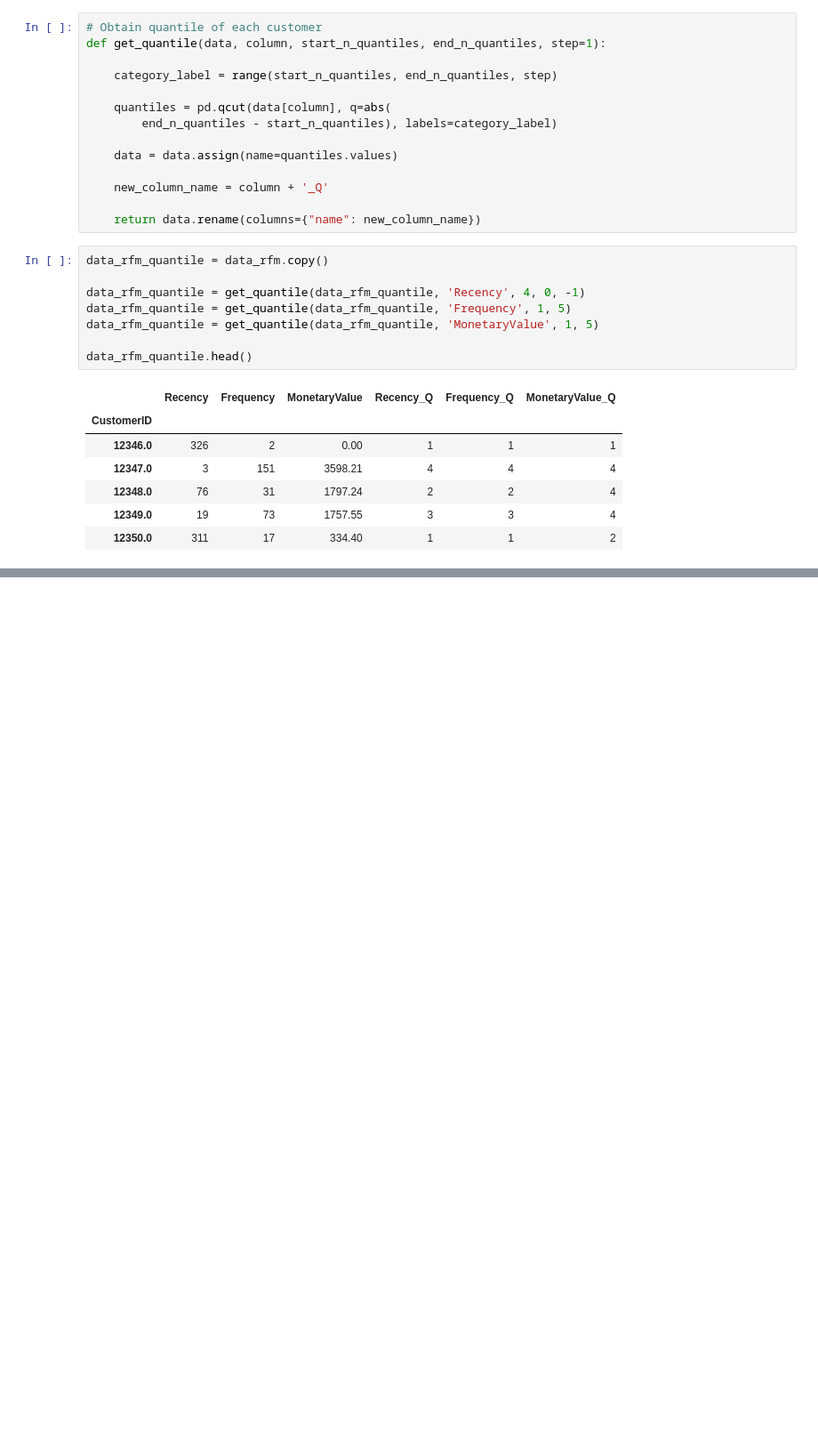
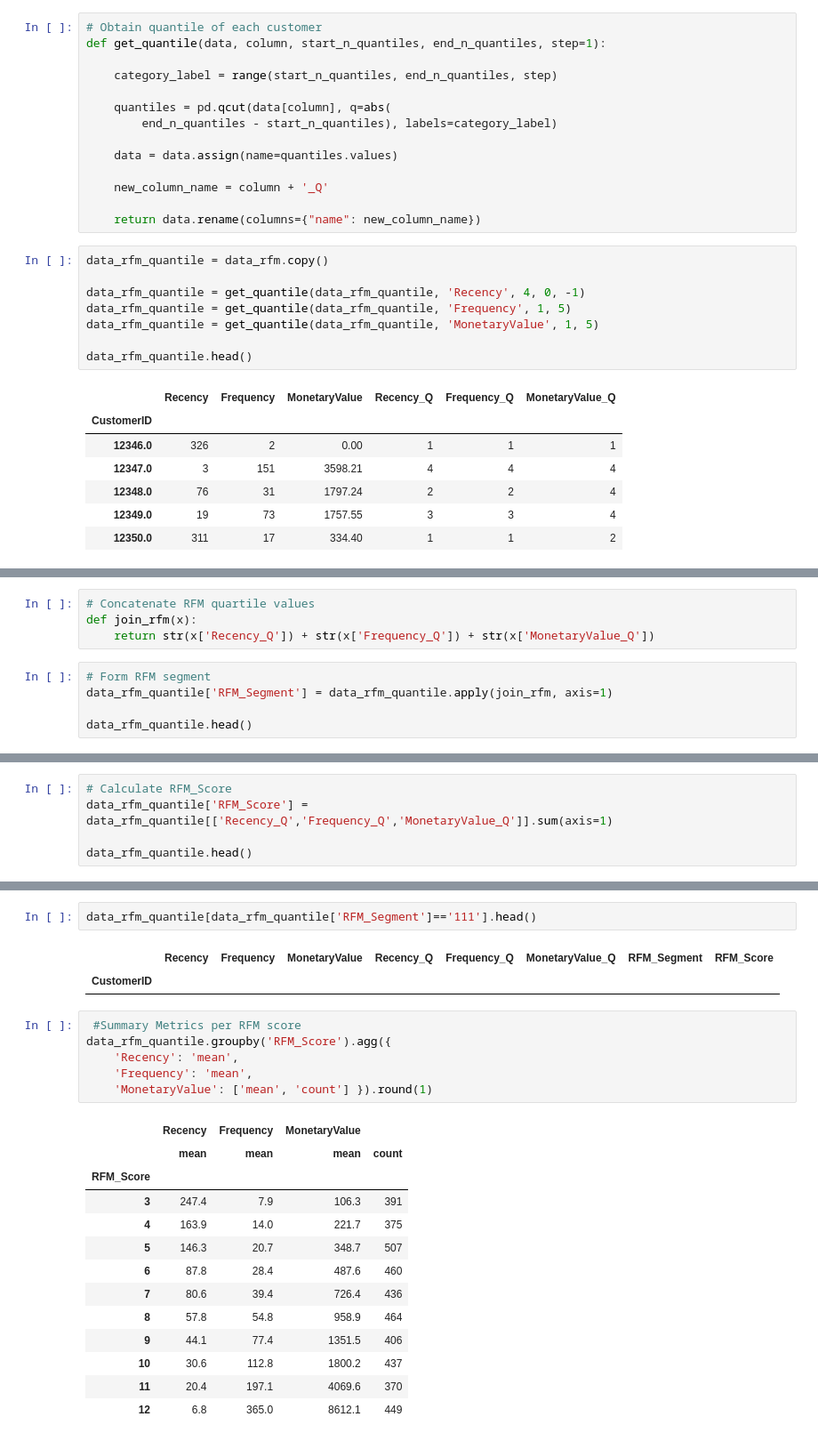
Before and after one commit to nileshrathod17/Online-Retail-Customer-Segmentation, a Jupyter notebook: Online_Retail_Customer_Segmentation.ipynb, the cells around one changed output, grey strips where cells are left out. Shown: that part at 89% size. Cells and saved outputs as stored; diff of their text form; blank space fills up the shorter version.

Commit message:
Creating Custom Segments

```diff
--- a/Online_Retail_Customer_Segmentation.ipynb
+++ b/Online_Retail_Customer_Segmentation.ipynb
@@ -869,0 +872,9 @@ data_rfm_quantile.head()
+# %%
+# Concatenate RFM quartile values
+def join_rfm(x):
+    return str(x['Recency_Q']) + str(x['Frequency_Q']) + str(x['MonetaryValue_Q'])
+# %%
+# Form RFM segment
+data_rfm_quantile['RFM_Segment'] = data_rfm_quantile.apply(join_rfm, axis=1)
+
+data_rfm_quantile.head()
@@ -869,0 +889,5 @@ data_rfm_quantile.head()
+# %%
+# Calculate RFM_Score
+data_rfm_quantile['RFM_Score'] = data_rfm_quantile[['Recency_Q','Frequency_Q','MonetaryValue_Q']].sum(axis=1)
+
+data_rfm_quantile.head()
@@ -869,0 +919,25 @@ data_rfm_quantile.head()
+# %%
+data_rfm_quantile[data_rfm_quantile['RFM_Segment']=='111'].head()
+# %% [output]
+|  | Recency | Frequency | MonetaryValue | Recency_Q | Frequency_Q | MonetaryValue_Q | RFM_Segment | RFM_Score |
+| CustomerID |  |  |  |  |  |  |  |  |
+# %%
+ #Summary Metrics per RFM score
+data_rfm_quantile.groupby('RFM_Score').agg({
+    'Recency': 'mean',
+    'Frequency': 'mean',
+    'MonetaryValue': ['mean', 'count'] }).round(1)
+# %% [output]
+|  | Recency | Frequency | MonetaryValue |  |
+|  | mean | mean | mean | count |
+| RFM_Score |  |  |  |  |
+| 3 | 247.4 | 7.9 | 106.3 | 391 |
+| 4 | 163.9 | 14.0 | 221.7 | 375 |
+| 5 | 146.3 | 20.7 | 348.7 | 507 |
+| 6 | 87.8 | 28.4 | 487.6 | 460 |
+| 7 | 80.6 | 39.4 | 726.4 | 436 |
+| 8 | 57.8 | 54.8 | 958.9 | 464 |
+| 9 | 44.1 | 77.4 | 1351.5 | 406 |
+| 10 | 30.6 | 112.8 | 1800.2 | 437 |
+| 11 | 20.4 | 197.1 | 4069.6 | 370 |
+| 12 | 6.8 | 365.0 | 8612.1 | 449 |
```
Also changed, not shown: parts of 6 cells of this notebook.
